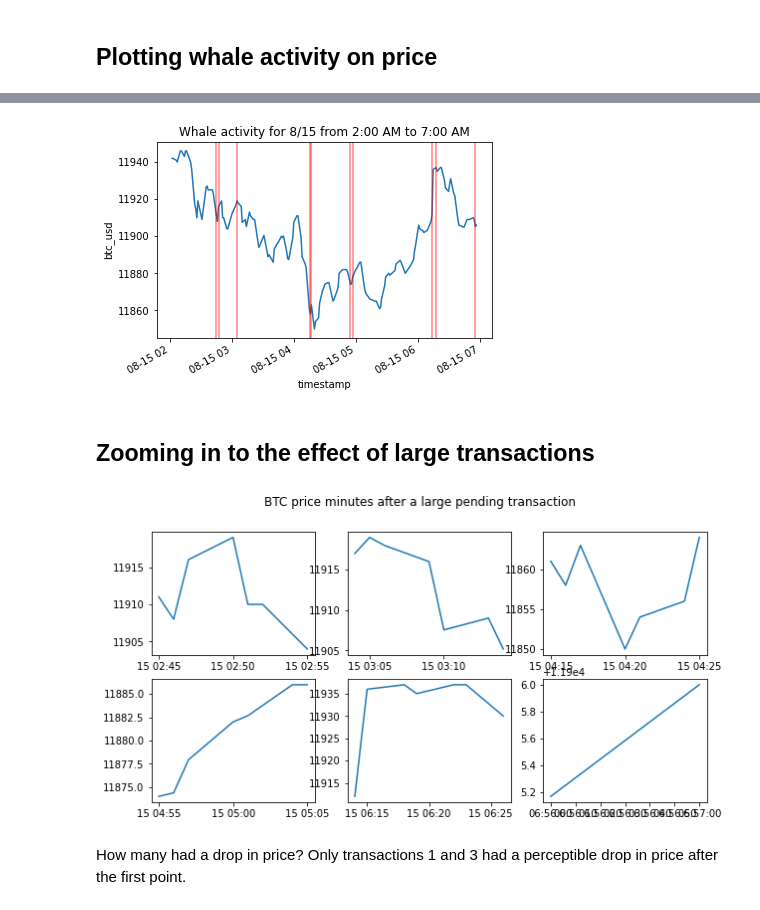
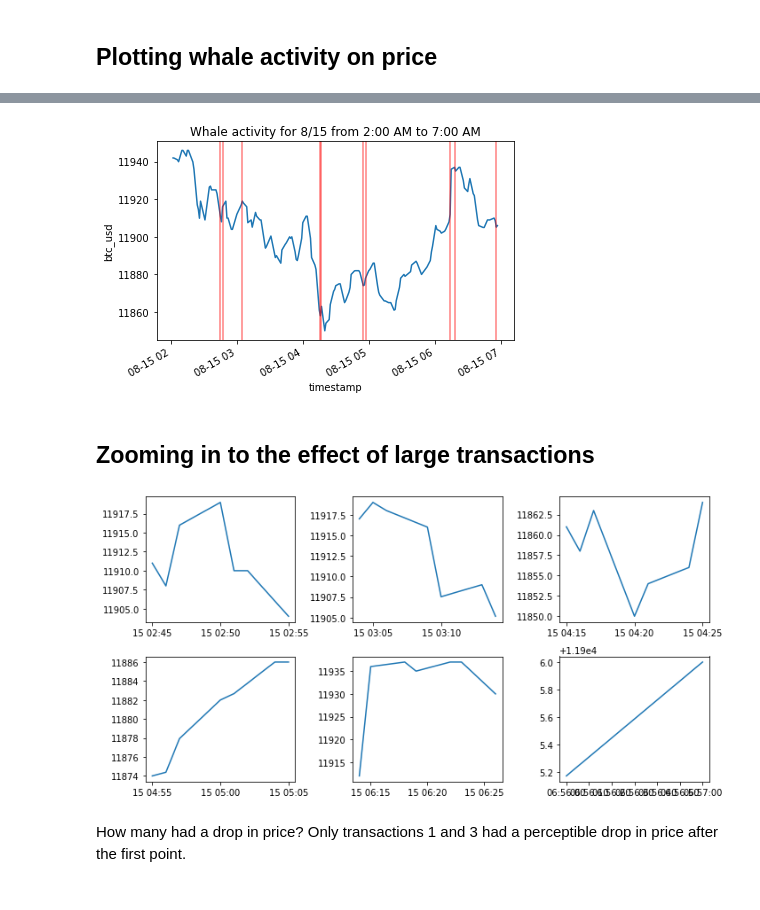
Before and after one commit to amberdata/evan-blog-posts, a Jupyter notebook: txn-mempool/notebooks/1.0-ea-analysis.ipynb, the cells around one changed output, grey strips where cells are left out. Drawn from its saved outputs; the diff is of its cells as text; code cells hidden in the pictures.

```diff
--- a/txn-mempool/notebooks/1.0-ea-analysis.ipynb
+++ b/txn-mempool/notebooks/1.0-ea-analysis.ipynb
@@ -198,26 +200,27 @@ plt.show()
 # %%
 # the start and end of large whale activity
 start, end = datetime(2020, 8, 15, 2, 0, 0, tzinfo=pytz.UTC), datetime(2020, 8, 15, 7, 0, 0, tzinfo=pytz.UTC)
 
 # plotting the large whale activity
 ohlcv[(ohlcv.index > start) & (ohlcv.index < end)].close.plot()
 
 # adding red lines for when whale transactions where posted
 for i in range(n_txn):
     # grabbing the timestamp in minutes
     ts = data_sorted.iloc[i, 0]
     # plotting the vertical line
     if ts > start and ts < end:
         plt.axvline(ts, color='r', alpha=0.5)
 
 # add an appropriate title
 plt.title(f"Whale activity for {start.month}/{start.day} from {start.hour}:{start.minute}0 AM to {end.hour}:{end.minute}0 AM")\
 # label the y axis
 plt.ylabel("btc_usd")
+plt.tight_layout()
 # save the figure
 plt.savefig("../plots/whale_zoom_in.png")
 # %% [output]
-[figure, old version]
+[figure, new version]
 # %% [markdown]
 ## Zooming in to the effect of large transactions
 # %%
@@ -250,10 +253,11 @@ for i, win in enumerate(windows):
     else:
         axs[1][i-3].plot(win.close)
 
-fig.suptitle("BTC price minutes after a large pending transaction")
+plt.tight_layout()
+plt.savefig("../plots/large_txn_periods.png")
 plt.show()
 # %% [output]
-[figure, old version]
+[figure, new version]
 # %% [markdown]
 How many had a drop in price? Only transactions 1 and 3 had a perceptible drop in price after the first point.
 # %% [markdown]
```
Also changed, not shown: parts of 4 cells of this notebook, 4 other files.
